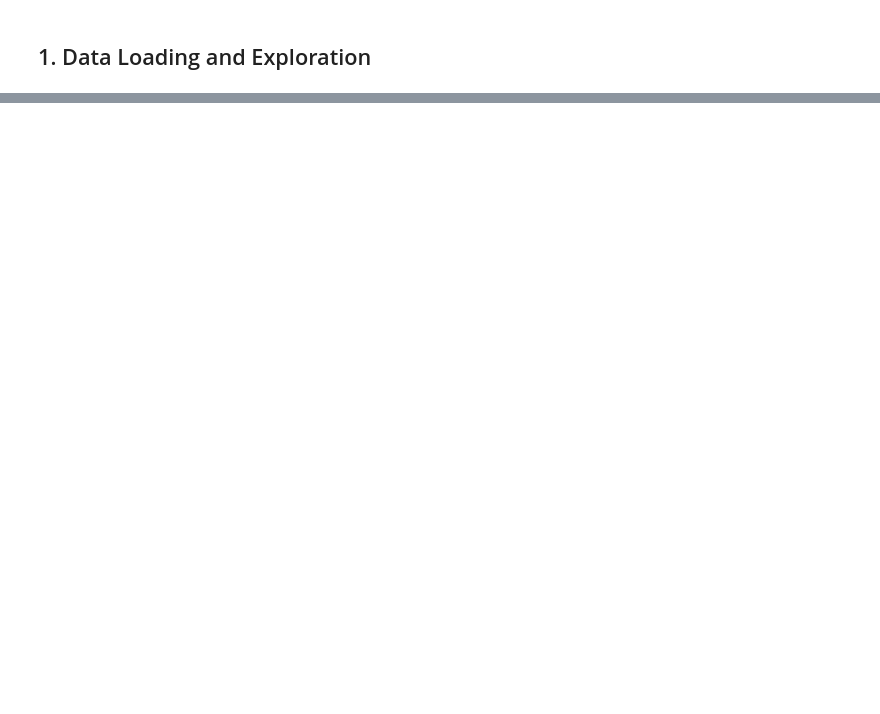
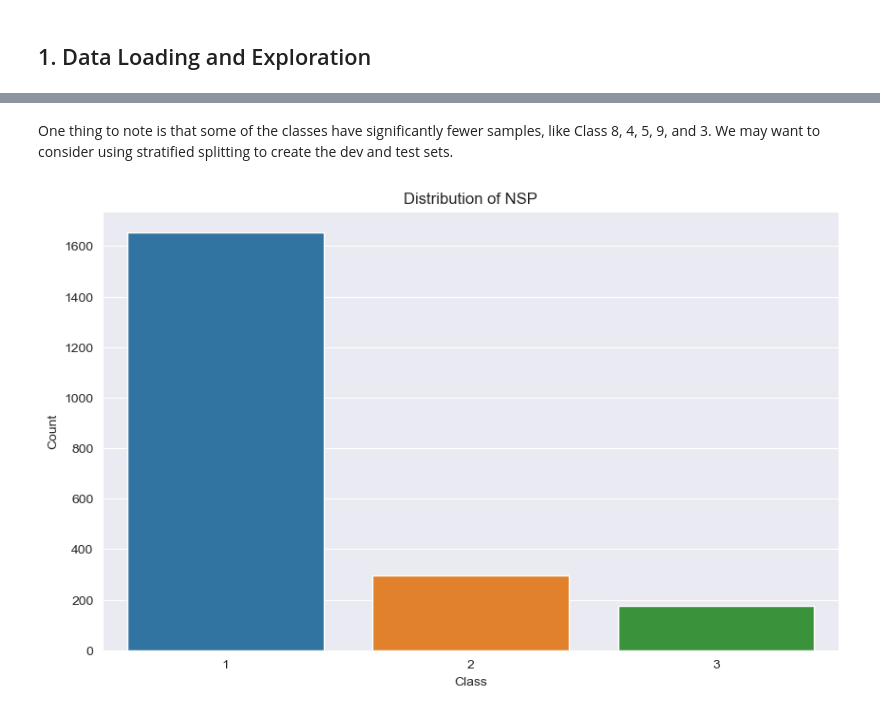
Before and after one commit to myakubov18/AML-Group-20-Project, a Jupyter notebook: main_notebook.ipynb, the cells around one changed output, grey strips where cells are left out. Saved outputs shown, nothing was run; the diff lists cells and outputs as text; code cells hidden in the pictures; blank space fills up the shorter version.

```diff
--- a/main_notebook.ipynb
+++ b/main_notebook.ipynb
@@ -58,0 +61,13 @@ Percentage of samples with Class b'3': 2.49%
+# %% [markdown]
+One thing to note is that some of the classes have significantly fewer samples, like Class 8, 4, 5, 9, and 3. We may want to consider using stratified splitting to create the dev and test sets.
+# %%
+plt.figure(figsize=(10, 6))
+
+ax = sns.countplot(data=df, x="NSP")
+
+plt.title("Distribution of NSP")
+plt.xlabel("Class")
+plt.ylabel("Count")
+plt.show()
+# %% [output]
+[figure, added]
```
Also changed, not shown: parts of 11 cells of this notebook.
